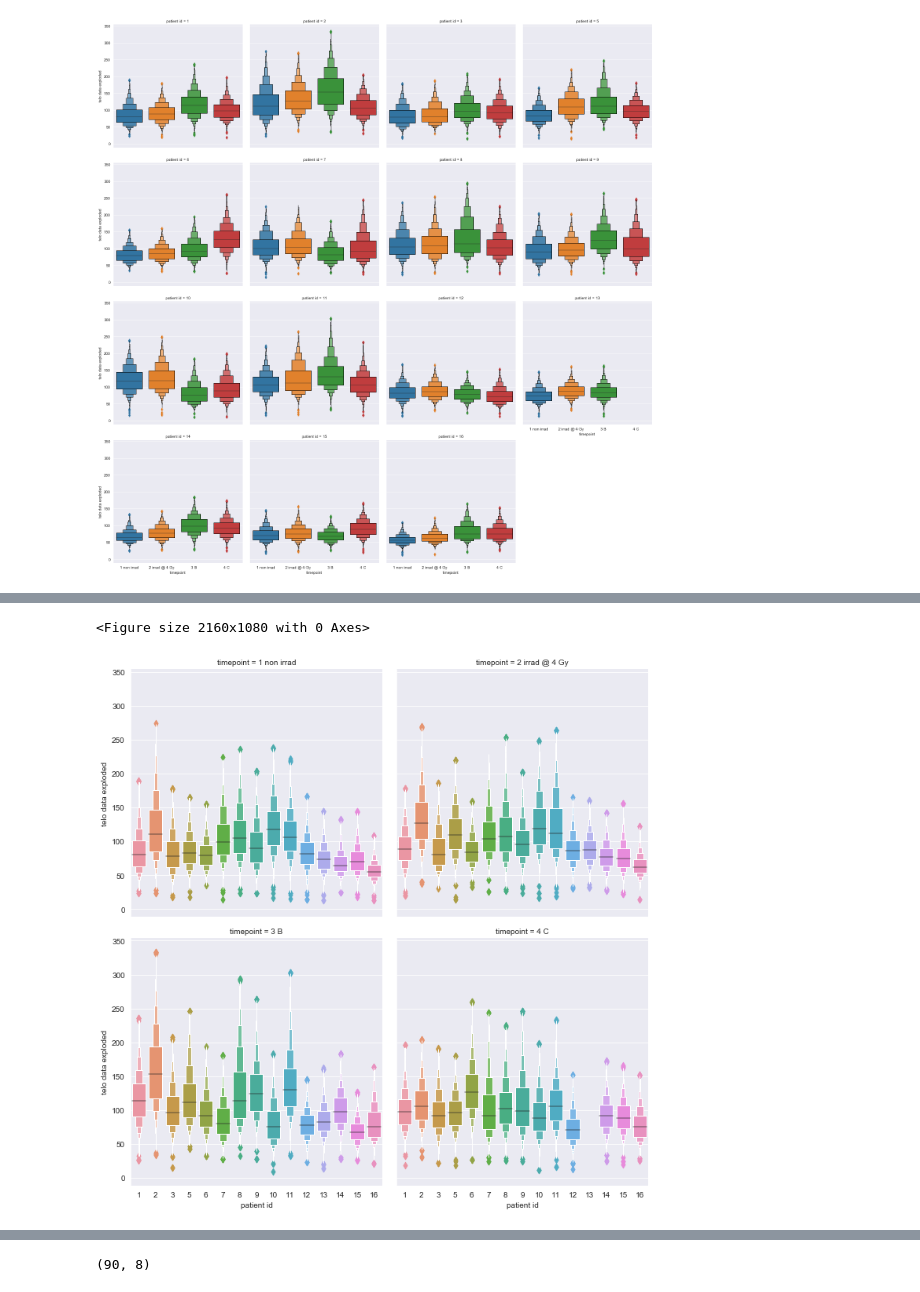
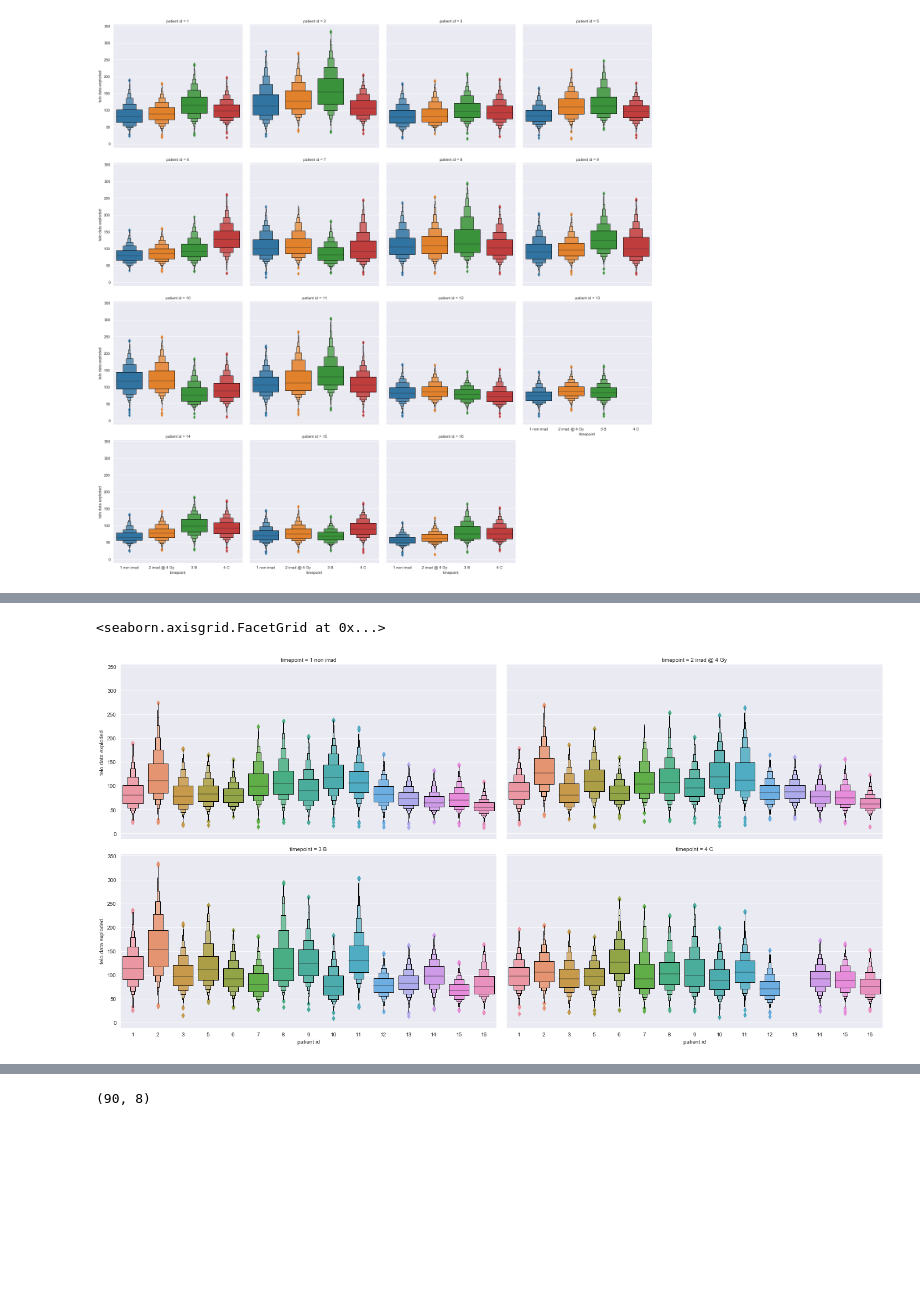
Before and after one commit to Jared-Luxton/radiation-therapy-machine-learning, a Jupyter notebook: RADIATION-SENSITIVITY-telos-chromosomes.ipynb, the cells around one changed output, grey strips where cells are left out. Cells and saved outputs as stored; diff of their text form; code cells hidden in the pictures; blank space fills up the shorter version.

```diff
--- a/RADIATION-SENSITIVITY-telos-chromosomes.ipynb
+++ b/RADIATION-SENSITIVITY-telos-chromosomes.ipynb
@@ -145,7 +145,7 @@ def generate_dictionary_from_TeloLength_and_Chr_aberr_Data(patharg):
     print('completed file collection')
     return all_patients_dict
 # %%
-all_patients_dict = generate_dictionary_from_TeloLength_and_Chr_aberr_Data('.')
+all_patients_dict = generate_dictionary_from_TeloLength_and_Chr_aberr_Data('..')
 # %% [output]
 SW9A non irrad.xlsx in progress.. it works peggy!! <3 <3 !!
 BJ1 for SW9_.xlsx in progress.. it works peggy!! <3 <3 !!
@@ -544,0 +567,36 @@ plt.show()
+# %%
+# PROBLEM.. unable to plot categorical values against lists of values, i.e directly plotting timepoints agaisnt the
+# individual telomere length measurements stored in each row... solution? explode individual telomere length measurement lists
+# so that EACH individual telomere is associated with it's corresponding timepoints.. we'll go from a dataframe with
+# 59 rows to >277,000.. pretty cool!
+
+explode_telos_raw = all_patients_df['telo data'].apply(pd.Series)
+
+# explode_melted_telos_raw = melted_all_patients_df['telo data'].apply(pd.Series)
+# explode_telos.head(4)
+# %%
+exploded_telos_all_patients_df = (explode_telos_raw
+    .merge(all_patients_df, right_index = True, left_index = True)
+    .drop(['telo data', 'Q1', 'Q2-3', 'Q4'], axis = 1)
+    .melt(id_vars = ['patient id', 'timepoint', 'chr data', 'status', 'telo means'], value_name = "telo data exploded")
+    .drop("variable", axis = 1)
+    .dropna())
+
+# test2 = (explode_melted_telos_raw
+#     .merge(melted_all_patients_df, right_index = True, left_index = True)
+#     .drop('telo data', axis = 1)
+#     .melt(id_vars = ['patient id', 'timepoint', 'chr data', 'status', 'telo means', 'relative Q', 'Q freq counts'], value_name = "telo data exploded")
+#     .drop("variable", axis = 1)
+#     .dropna())
+
+#this melt function is yielding [array] values in the telo data column for
+#positions 271400 onwards to 271576 ... very strange! no idea why it's doing that..
+# at first i didnt drop the 'telo data'... i think it was being concatenated or something with the exploded telos.. not sure...
+
+##### SOLVED ##### !
+
+#the strange behavior observed w/ melting occurred from not properly controlling columns w/ id vars!
+#thankfully has been resolved :)
+
+
+# FIXED :)
@@ -688,8 +690,6 @@ sns.catplot(x='timepoint', y='telo means', data=all_patients_df, kind='boxen')
 # %%
-fig = plt.figure(figsize=(30,15))
-# fig = plt.figure(figsize=(14,8))
-sns.catplot(x='patient id', y='telo data exploded', col='timepoint', col_wrap=2, kind='boxen', data=test_drop)
-plt.savefig(f'lynn suggestion.pdf')
+sns.catplot(x='patient id', y='telo data exploded', col='timepoint', height=5, aspect=2, col_wrap=2, kind='boxen', data=exploded_telos_all_patients_df)
+# plt.savefig(f'lynn suggestion.pdf')
 # %% [output]
-<Figure size 2160x1080 with 0 Axes>
+<seaborn.axisgrid.FacetGrid at 0x...>
-[figure, old version]
+[figure, new version]
```
Also changed, not shown: parts of 51 cells of this notebook.
